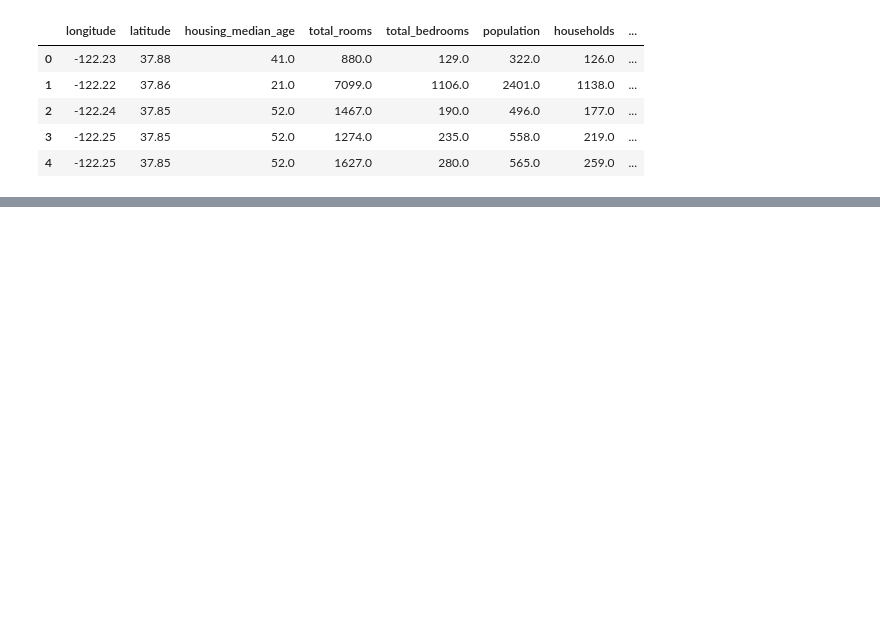
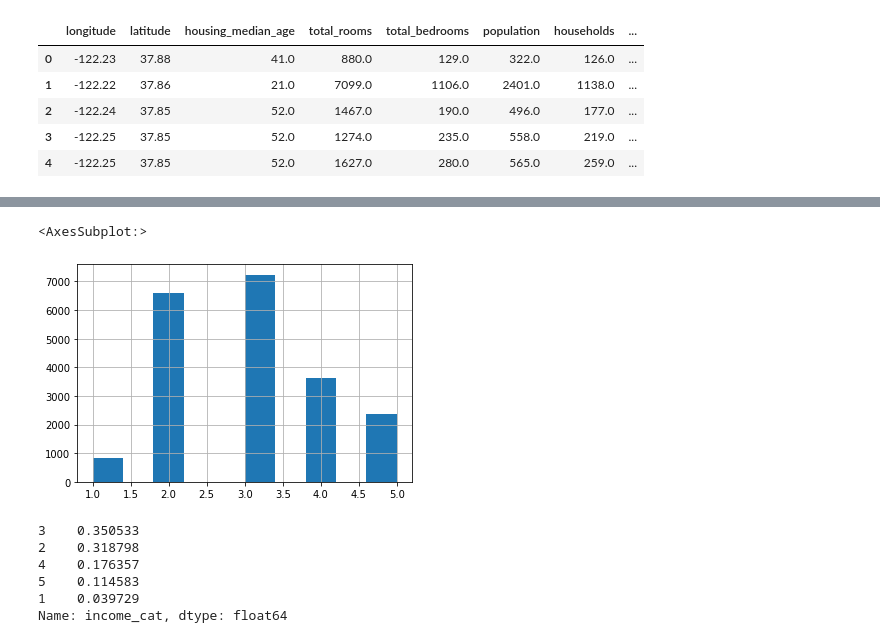
Before and after one commit to codemasterds/Machine_learning, a Jupyter notebook: Housing_corporation_project/Housing_corporation_project.ipynb, the cells around one changed output, grey strips where cells are left out. Saved outputs shown, nothing was run; the diff lists cells and outputs as text; code cells hidden in the pictures; blank space fills up the shorter version.

```diff
--- a/Housing_corporation_project/Housing_corporation_project.ipynb
+++ b/Housing_corporation_project/Housing_corporation_project.ipynb
@@ -34,0 +98,21 @@ hdf.head(5)
+# %%
+hdf["income_cat"]=pd.cut(hdf['median_income'],bins=[0.,1.5,3,4.5,6.,np.inf],labels=[1,2,3,4,5])
+hdf["income_cat"].hist()
+# %% [output]
+<AxesSubplot:>
+[figure, added]
+# %%
+#creating statifide samples
+from sklearn.model_selection import StratifiedShuffleSplit
+split=StratifiedShuffleSplit(n_splits=1,test_size=0.2, random_state=42)
+for train_index, test_index in split.split(hdf, hdf["income_cat"]):
+    strat_train_set=hdf.loc[train_index]
+    strat_test_set=hdf.loc[test_index]
+print(strat_test_set["income_cat"].value_counts()/len(strat_test_set))
+# %% [output]
+3    0.350533
+2    0.318798
+4    0.176357
+5    0.114583
+1    0.039729
+Name: income_cat, dtype: float64
```
Also changed, not shown: parts of 11 cells of this notebook.
